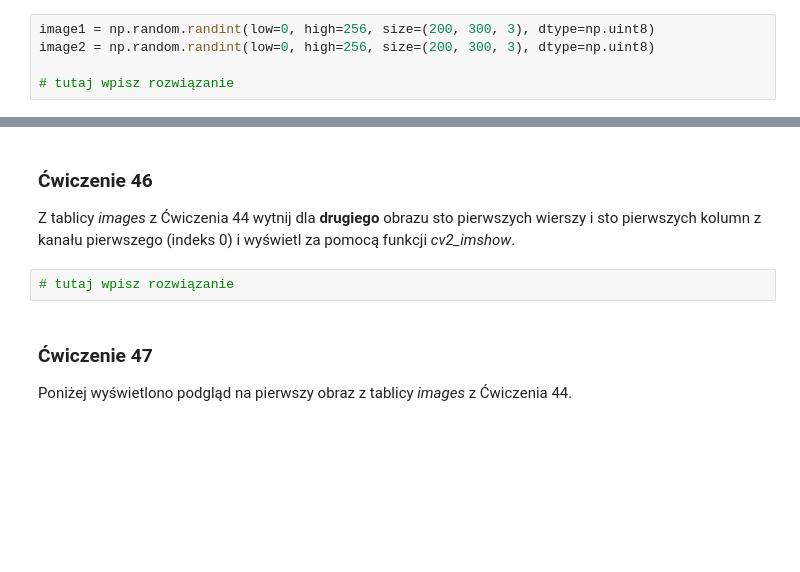
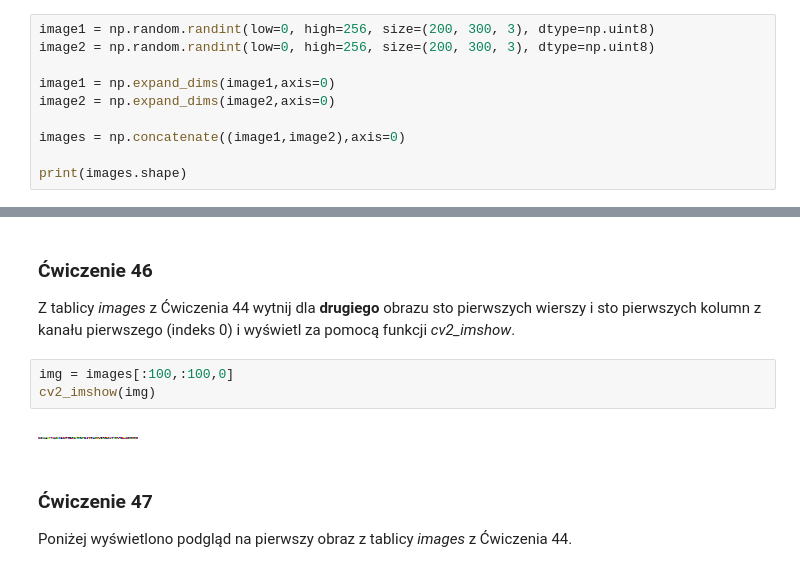
Before and after one commit to nefetorve/cwiczenia_data_science, a Jupyter notebook: 041_050_exercises.ipynb, the cells around one changed output, grey strips where cells are left out. Drawn from its saved outputs; the diff is of its cells as text; blank space fills up the shorter version.

```diff
--- a/041_050_exercises.ipynb
+++ b/041_050_exercises.ipynb
@@ -98,4 +126,9 @@ Każdą z tych tablic rozszerz dodając jeden wymiar na początku i następnie p
 image1 = np.random.randint(low=0, high=256, size=(200, 300, 3), dtype=np.uint8)
 image2 = np.random.randint(low=0, high=256, size=(200, 300, 3), dtype=np.uint8)
 
-# tutaj wpisz rozwiązanie
+image1 = np.expand_dims(image1,axis=0)
+image2 = np.expand_dims(image2,axis=0)
+
+images = np.concatenate((image1,image2),axis=0)
+
+print(images.shape)
@@ -107,8 +153,11 @@ Z tablicy _images_ z poprzedniego zadania wytnij dla __pierwszego__ obrazu dzies
 # %% [markdown]
 ### <a name='6'></a> Ćwiczenie 46
 Z tablicy _images_ z Ćwiczenia 44 wytnij dla __drugiego__ obrazu sto pierwszych wierszy i sto pierwszych kolumn z kanału pierwszego (indeks 0) i wyświetl za pomocą funkcji _cv2_imshow_.
-# %%
-# tutaj wpisz rozwiązanie
+# %%
+img = images[:100,:100,0]
+cv2_imshow(img)
+# %% [output]
+[figure, added]
 # %% [markdown]
 ### <a name='7'></a> Ćwiczenie 47
 Poniżej wyświetlono podgląd na pierwszy obraz z tablicy _images_ z Ćwiczenia 44.
```
Also changed, not shown: parts of 27 cells of this notebook.
